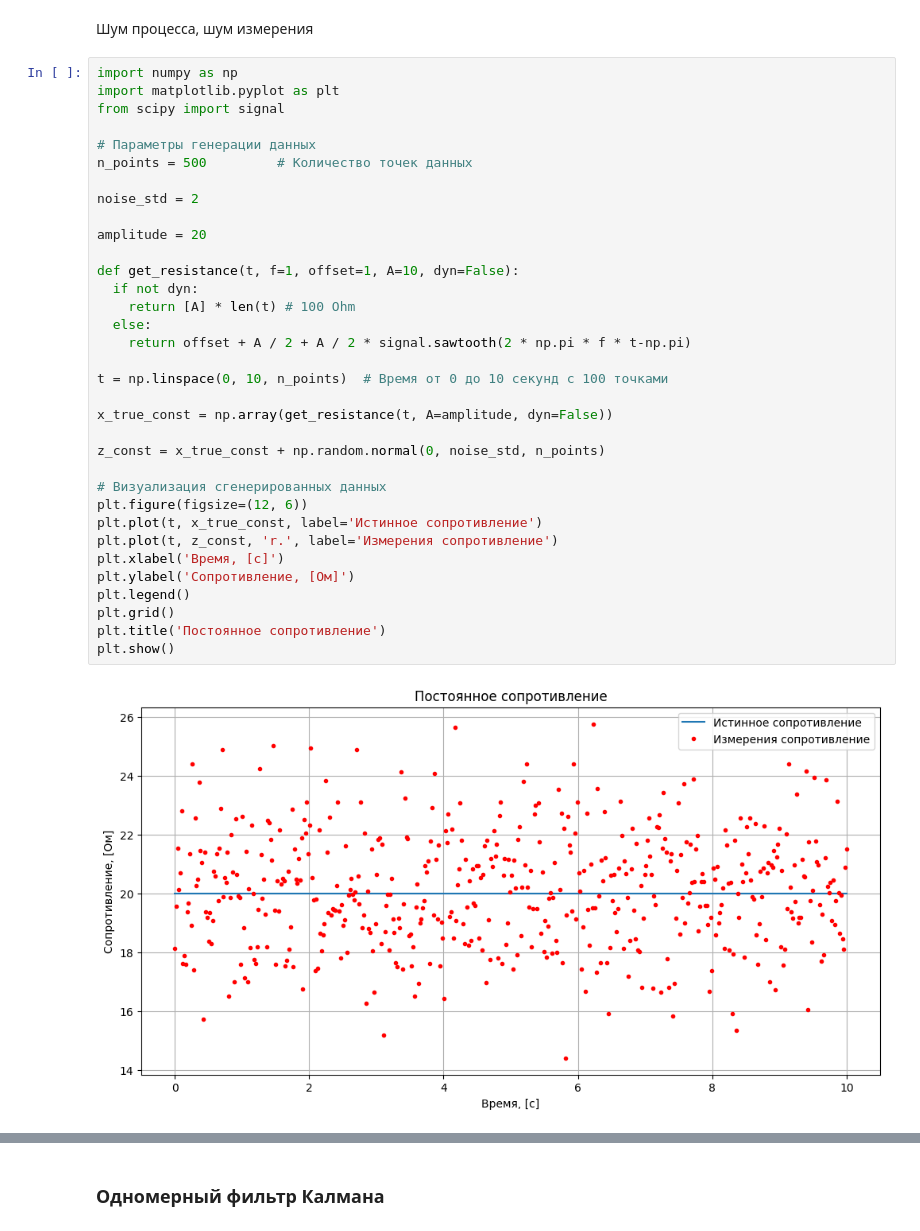
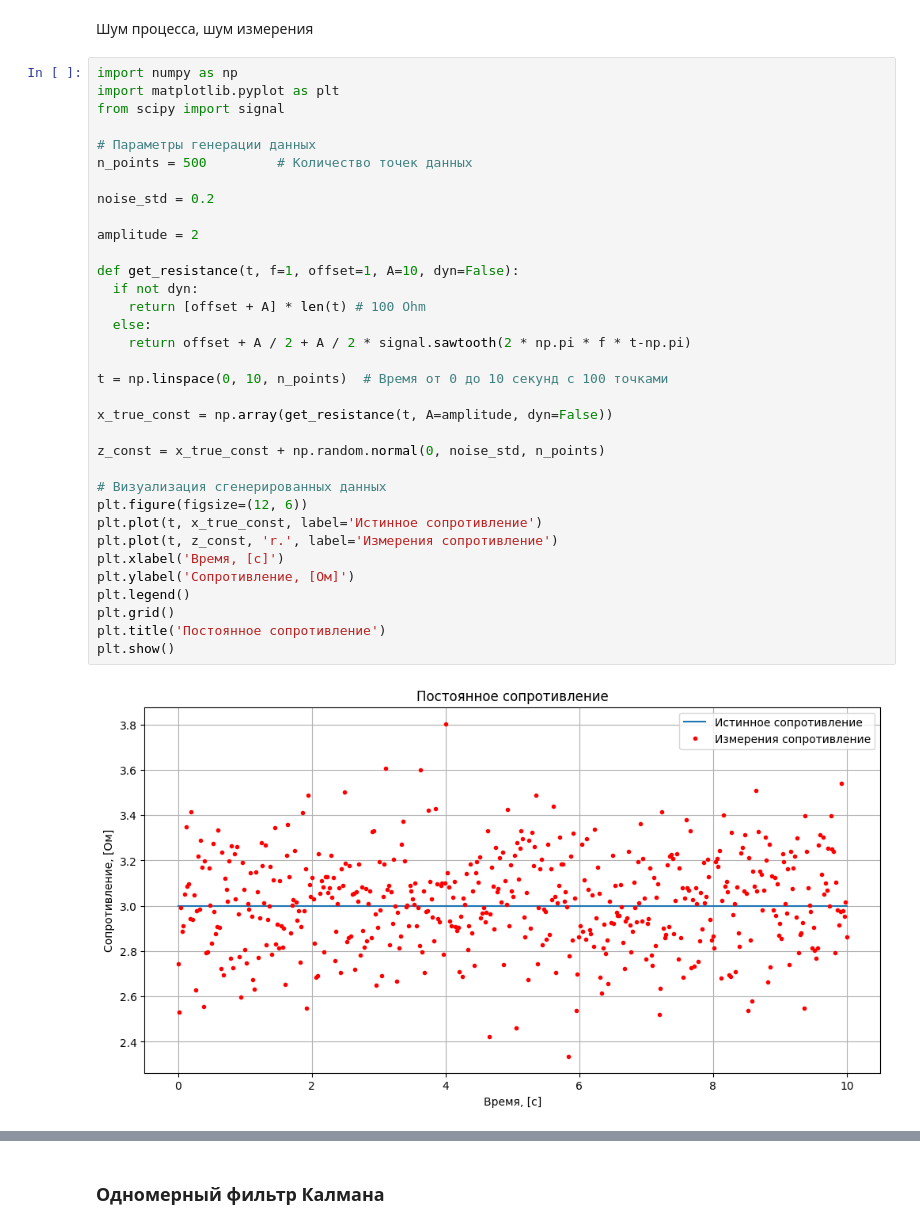
Before and after one commit to BROsandr/modeling_ius, a Jupyter notebook: lab2/lab02.ipynb, the cells around one changed output, grey strips where cells are left out. Cells and saved outputs as stored; diff of their text form.

Commit message:
Fix(lab2):Доб-ие offset в 1ое зад

```diff
--- a/lab2/lab02.ipynb
+++ b/lab2/lab02.ipynb
@@ -90,37 +90,37 @@ import numpy as np
 import matplotlib.pyplot as plt
 from scipy import signal
 
 # Параметры генерации данных
 n_points = 500         # Количество точек данных
 
-noise_std = 2
+noise_std = 0.2
 
-amplitude = 20
+amplitude = 2
 
 def get_resistance(t, f=1, offset=1, A=10, dyn=False):
   if not dyn:
-    return [A] * len(t) # 100 Ohm
+    return [offset + A] * len(t) # 100 Ohm
   else:
     return offset + A / 2 + A / 2 * signal.sawtooth(2 * np.pi * f * t-np.pi)
 
 t = np.linspace(0, 10, n_points)  # Время от 0 до 10 секунд с 100 точками
 
 x_true_const = np.array(get_resistance(t, A=amplitude, dyn=False))
 
 z_const = x_true_const + np.random.normal(0, noise_std, n_points)
 
 # Визуализация сгенерированных данных
 plt.figure(figsize=(12, 6))
 plt.plot(t, x_true_const, label='Истинное сопротивление')
 plt.plot(t, z_const, 'r.', label='Измерения сопротивление')
 plt.xlabel('Время, [с]')
 plt.ylabel('Сопротивление, [Ом]')
 plt.legend()
 plt.grid()
 plt.title('Постоянное сопротивление')
 plt.show()
 # %% [output]
-[figure, old version]
+[figure, new version]
 # %%
 x_true_saw = np.array(get_resistance(t, A=amplitude, dyn=True))
 
```
Also changed, not shown: parts of 1 cell of this notebook.
